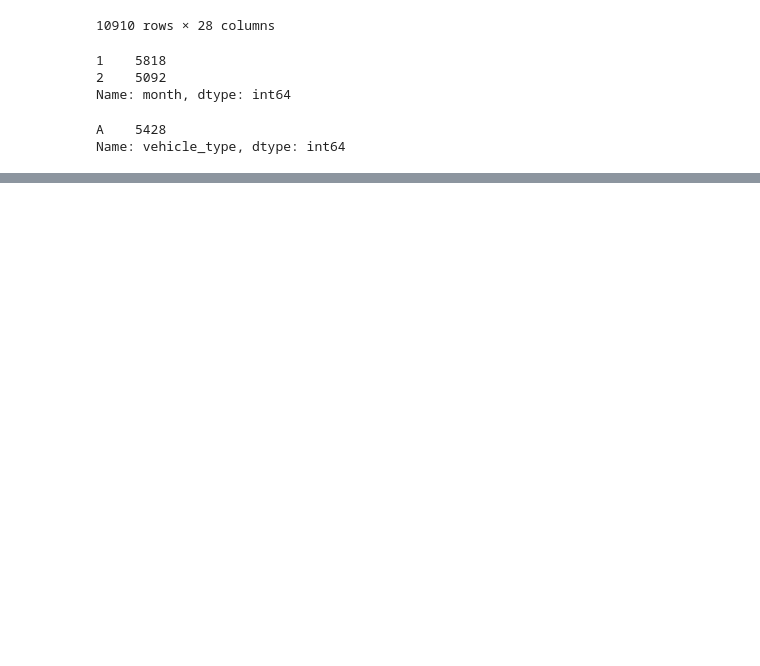
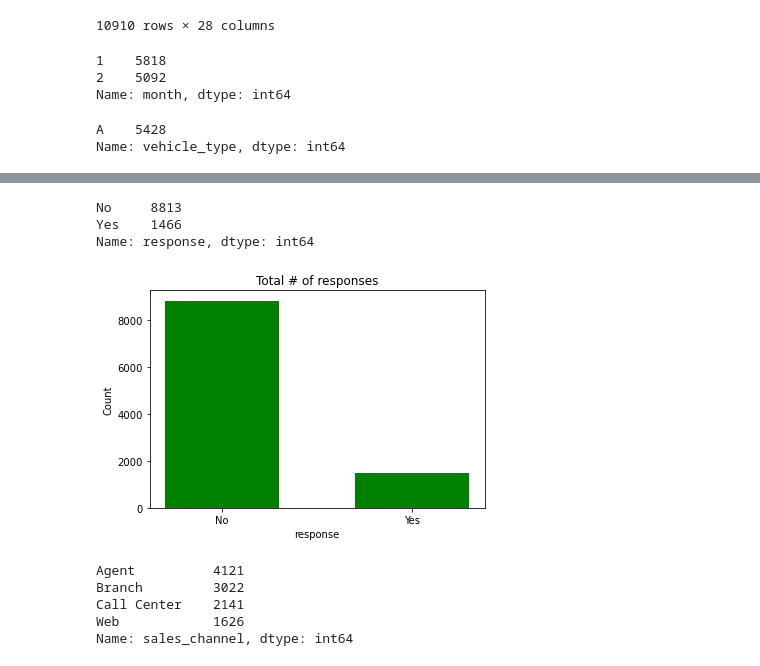
Before and after one commit to hollyjanedalton/lab-customer-analysis-round-2, a Jupyter notebook: files_for_lab/csv_files/Day 2_Lab2.ipynb, the cells around one changed output, grey strips where cells are left out. Cells and saved outputs as stored; diff of their text form; code cells hidden in the pictures; blank space fills up the shorter version.

```diff
--- a/files_for_lab/csv_files/Day 2_Lab2.ipynb
+++ b/files_for_lab/csv_files/Day 2_Lab2.ipynb
@@ -159,7 +159,8 @@ data_1["vehicle_type"].value_counts()
 
 #I'll assume "vehicle_type" is for Automatic or Manual, so instead of dropping the column,
 #let's change all the null values under the "vehicle_type" column to "B"
-data_1['vehicle_type'] = data_1['vehicle_type'].fillna()
+data_1['vehicle_type'] = data_1['vehicle_type'].fillna("B")
+data_1
 
 
 #columns_drop = nulls_df[nulls_df['percent_nulls']>50]['header_name']  # dummy case with 3
@@ -263,0 +330,27 @@ Name: vehicle_type, dtype: int64
+# %%
+#Step 3 Show a plot of the total number of responses
+#Hone in on responses column and examine data
+
+data_1["response"].value_counts()
+# %% [output]
+No     8813
+Yes    1466
+Name: response, dtype: int64
+# %%
+#According to above, all responses were either yes or no, there are no nulls. Yay!
+import matplotlib.pyplot as plt
+import seaborn as sns
+%matplotlib inline
+
+count = data_1["response"].value_counts()
+
+yes = count['Yes']
+no = count['No']
+
+plt.bar(['No','Yes'],[no, yes], color = 'green',  width = 0.6)
+plt.xlabel("response")
+plt.ylabel("Count")
+plt.title("Total # of responses")
+plt.show()
+# %% [output]
+[figure, added]
@@ -263,0 +365,9 @@ Name: vehicle_type, dtype: int64
+# %%
+data_1["sales_channel"].value_counts()
+#so for every sales channel, the total is divided into Y or N
+# %% [output]
+Agent          4121
+Branch         3022
+Call Center    2141
+Web            1626
+Name: sales_channel, dtype: int64
```
Also changed, not shown: parts of 9 cells of this notebook.
